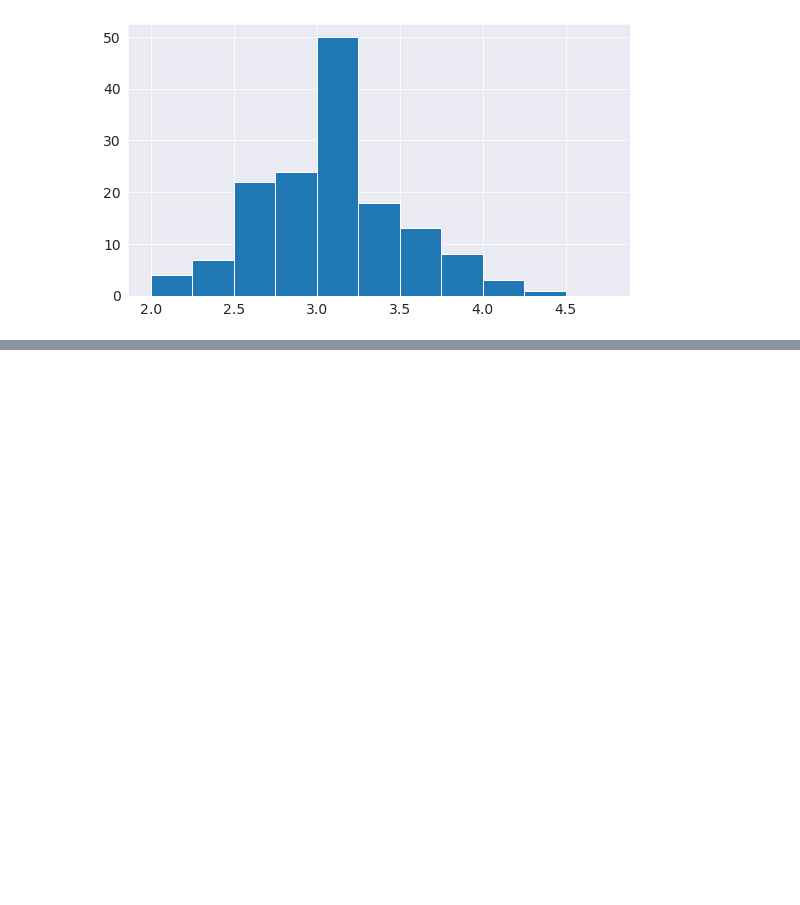
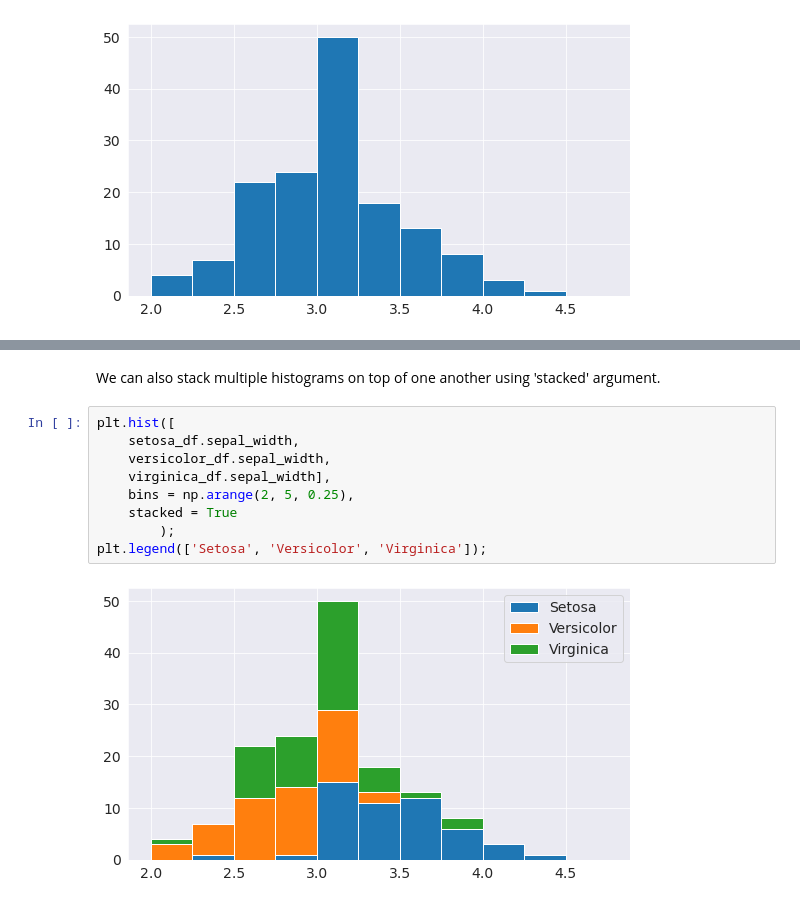
Before and after one commit to simaco11/Matplotlib-and-Seaborn-Tutorial, a Jupyter notebook: tutorial.ipynb, the cells around one changed output, grey strips where cells are left out. Drawn from its saved outputs; the diff is of its cells as text; blank space fills up the shorter version.

```diff
--- a/tutorial.ipynb
+++ b/tutorial.ipynb
@@ -340,0 +359,13 @@ plt.hist(flowers_df.sepal_width, bins = np.arange(2, 5, 0.25));
+# %% [markdown]
+We can also stack multiple histograms on top of one another using 'stacked' argument.
+# %%
+plt.hist([
+    setosa_df.sepal_width,
+    versicolor_df.sepal_width,
+    virginica_df.sepal_width],
+    bins = np.arange(2, 5, 0.25),
+    stacked = True
+        );
+plt.legend(['Setosa', 'Versicolor', 'Virginica']);
+# %% [output]
+[figure, added]
```
Also changed, not shown: parts of 10 cells of this notebook.
